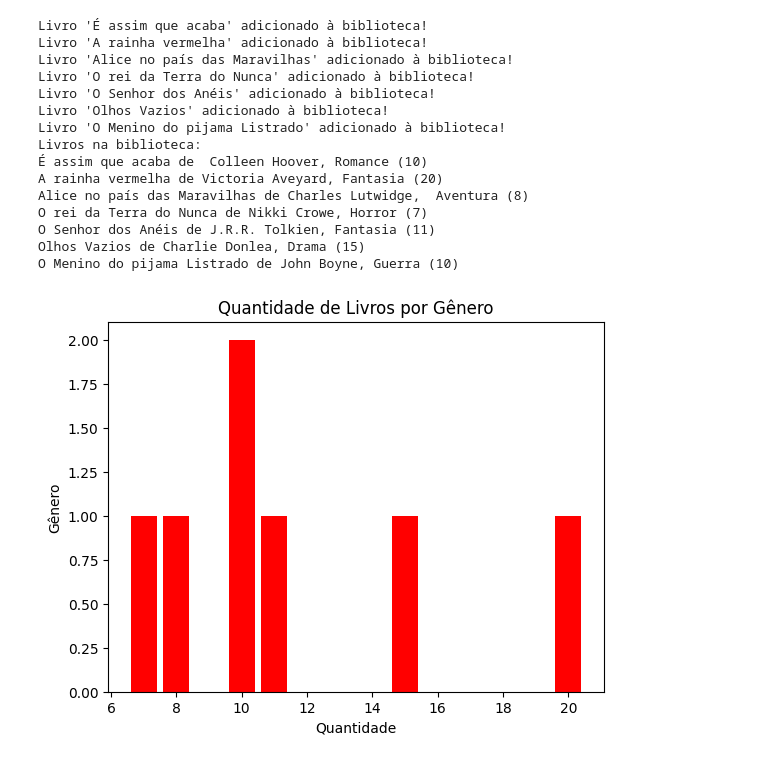
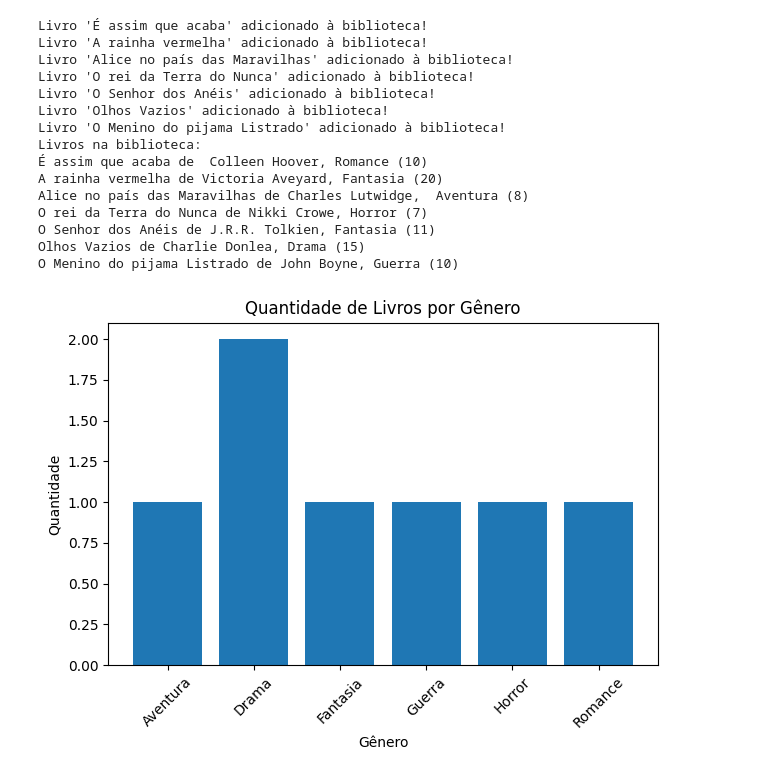
Before and after one commit to Livia711/livia, a Jupyter notebook: Untitled14.ipynb, the cells around one changed output. Saved outputs shown, nothing was run; the diff lists cells and outputs as text; code cells hidden in the pictures.

Commit message:
Biblioteca

```diff
--- a/Untitled14.ipynb
+++ b/Untitled14.ipynb
@@ -44,93 +44,45 @@ adicionar_livro("A rainha vermelha", "Victoria Aveyard", "Fantasia", 20)
 adicionar_livro("Alice no país das Maravilhas", "Charles Lutwidge"," Aventura",8)
 adicionar_livro("O rei da Terra do Nunca", "Nikki Crowe", "Horror", 7)
 adicionar_livro("O Senhor dos Anéis", "J.R.R. Tolkien", "Fantasia",11)
 adicionar_livro("Olhos Vazios", "Charlie Donlea", "Drama",15)
 adicionar_livro("O Menino do pijama Listrado", "John Boyne", "Guerra",10)
 
 # Listar todos os livros na biblioteca
 listar_livros()
 
 # Criar um gráfico de livros por quantidade disponivel
-contagem = [quantidades.count(a) for a in quantidades]
+from collections import Counter
 
+def gerar_grafico_genero():
+    # Use biblioteca instead of livros
+    generos = [livro.gênero for livro in biblioteca]
 
-# Criar um gráfico de Barras #Fixed: Changed from 'Criar um gráfico de linha'
-plt.bar(quantidades, contagem, color = 'red')
-plt.xlabel('Quantidade')
-plt.ylabel('Gênero')
-plt.title('Quantidade de Livros por Gênero')
+    contagem = Counter(generos)
 
+    plt.bar(gênero, contagem.values())
+    plt.title('Quantidade de Livros por Gênero')
+    plt.xlabel('Gênero')
+    plt.ylabel('Quantidade')
+    plt.xticks(rotation=45)
+    plt.tight_layout()
+    plt.show()
 
-plt.show()
-
-def main():
-    while True:
-
-        print("\n1. Cadastrar Livro")
-
-        print("2. Listar Livros")
-
-        print("3. Buscar Livro")
-
-        print("4. Gerar Gráfico de Gêneros")
-
-        print("5. Sair")
-
-        opcao = input("Escolha uma opção: ")
-
-        if opcao == '1':
-
-            titulo = input("Título: ")
-
-            autor = input("Autor: ")
-
-            genero = input("Gênero: ")
-
-            quantidade = int(input("Quantidade Disponível: "))
-
-            cadastrar_livro(titulo, autor, genero, quantidade)
-
-        elif opcao == '2':
-
-            listar_livros()
-
-        elif opcao == '3':
-
-            titulo = input("Digite o título do livro que deseja buscar: ")
-
-            buscar_livro(titulo)
-
-        elif opcao == '4':
-
-            gerar_grafico_genero()
-
-        elif opcao == '5':
-
-            print("Saindo do sistema...")
-
-            break
-
-        else:
-
-            print("Opção inválida. Tente novamente.")
-
-if __name__ == "__main__":
-
-   main()
+# Call the function to generate the graph
+gerar_grafico_genero()
 # %% [output]
 Livro 'É assim que acaba' adicionado à biblioteca!
 Livro 'A rainha vermelha' adicionado à biblioteca!
 Livro 'Alice no país das Maravilhas' adicionado à biblioteca!
 Livro 'O rei da Terra do Nunca' adicionado à biblioteca!
 Livro 'O Senhor dos Anéis' adicionado à biblioteca!
 Livro 'Olhos Vazios' adicionado à biblioteca!
 Livro 'O Menino do pijama Listrado' adicionado à biblioteca!
 Livros na biblioteca:
 É assim que acaba de  Colleen Hoover, Romance (10)
 A rainha vermelha de Victoria Aveyard, Fantasia (20)
 Alice no país das Maravilhas de Charles Lutwidge,  Aventura (8)
 O rei da Terra do Nunca de Nikki Crowe, Horror (7)
 O Senhor dos Anéis de J.R.R. Tolkien, Fantasia (11)
 Olhos Vazios de Charlie Donlea, Drama (15)
 O Menino do pijama Listrado de John Boyne, Guerra (10)
-[figure, old version]
+[figure, new version]
```
Also changed, not shown: parts of 1 cell of this notebook.
